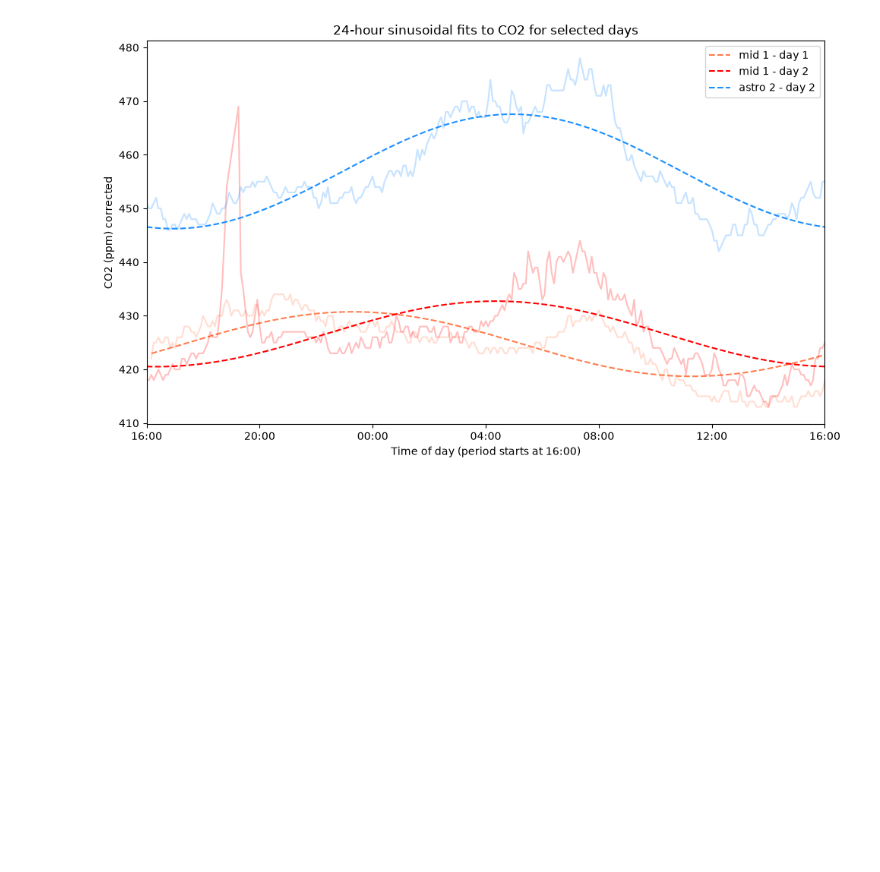
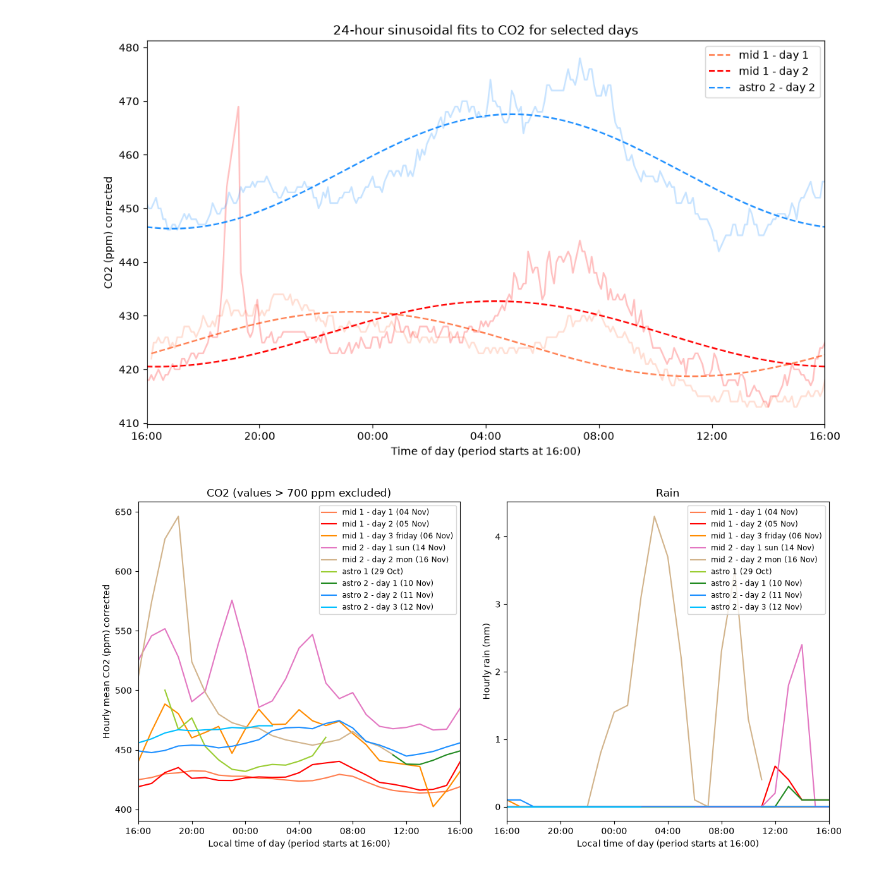
Before and after one commit to lindaccyy-stack/EDAAi, a Jupyter notebook: data_analysis.ipynb, the cells around one changed output. Cells and saved outputs as stored; diff of their text form; code cells hidden in the pictures; blank space fills up the shorter version.

```diff
--- a/data_analysis.ipynb
+++ b/data_analysis.ipynb
@@ -322,3 +387,88 @@ CO2(t) = 426.62 + -0.56 * sin(2πt/24) + -6.08 * cos(2πt/24)
 Period: astro 2 - day 2
 CO2(t) = 456.90 + -2.59 * sin(2πt/24) + -10.35 * cos(2πt/24)
 [figure]
+# %%
+# figures 8 and 9 - hourly CO2 and rain
+import numpy as np
+import pandas as pd
+import matplotlib.pyplot as plt
+from matplotlib.ticker import FuncFormatter
+
+weather_periods = [
+    ('2026-11-04 16:00', '2026-11-05 16:00', 'mid 1 - day 1', 'coral'),
+    ('2026-11-05 16:00', '2026-11-06 16:00', 'mid 1 - day 2', 'red'),
+    ('2026-11-06 16:00', '2026-11-07 16:00', 'mid 1 - day 3 friday', 'darkorange'),
+    ('2026-11-14 16:00', '2026-11-15 16:00', 'mid 2 - day 1 sun', 'tab:pink'),
+    ('2026-11-16 16:00', '2026-11-17 16:00', 'mid 2 - day 2 mon', 'tan'),
+    ('2026-10-29 16:00', '2026-10-30 16:00', 'astro 1', 'yellowgreen'),
+    ('2026-11-10 16:00', '2026-11-11 16:00', 'astro 2 - day 1', 'forestgreen'),
+    ('2026-11-11 16:00', '2026-11-12 16:00', 'astro 2 - day 2', 'dodgerblue'),
+    ('2026-11-12 16:00', '2026-11-13 16:00', 'astro 2 - day 3', 'deepskyblue'),
+]
+
+weather = pd.read_csv('hourly_weather_data.csv', usecols=['date', 'rain'])
+weather['hour_utc'] = pd.to_datetime(weather['date'], utc=True)
+weather['rain'] = pd.to_numeric(weather['rain'], errors='coerce')
+weather = weather.dropna(subset=['hour_utc', 'rain'])
+if weather['hour_utc'].duplicated().any():
+    raise ValueError('Weather data contains duplicate hourly timestamps')
+
+sensor_data = pd.concat(
+    [pd.read_csv(f, usecols=['UTC Date/Time', 'CO2 (ppm) corrected']) for f in files],
+    ignore_index=True,
+)
+sensor_data['timestamp_utc'] = pd.to_datetime(sensor_data['UTC Date/Time'], utc=True)
+sensor_data['CO2 (ppm) corrected'] = pd.to_numeric(sensor_data['CO2 (ppm) corrected'], errors='coerce')
+sensor_data = sensor_data.dropna(subset=['timestamp_utc', 'CO2 (ppm) corrected'])
+sensor_data = sensor_data[sensor_data['CO2 (ppm) corrected'] <= 700]
+sensor_data = sensor_data.drop_duplicates(subset=['timestamp_utc', 'CO2 (ppm) corrected'])
+sensor_data['hour_utc'] = sensor_data['timestamp_utc'].dt.floor('h')
+hourly_co2 = sensor_data.groupby('hour_utc', as_index=False)['CO2 (ppm) corrected'].mean()
+aligned = hourly_co2.merge(weather[['hour_utc', 'rain']], on='hour_utc', how='inner', validate='one_to_one')
+aligned['local_time'] = aligned['hour_utc'].dt.tz_convert('Europe/London').dt.tz_localize(None)
+
+fig, (ax_co2_weather, ax_rain) = plt.subplots(1, 2, figsize=(12, 6))
+fig_reg, ax_reg = plt.subplots(figsize=(8, 6))
+regression_data = []
+
+for start, end, label, colour in weather_periods:
+    selected = aligned[(aligned['local_time'] >= pd.Timestamp(start)) & (aligned['local_time'] <= pd.Timestamp(end))].copy()
+    if selected.empty:
+        print(f'{label}: no matching hourly CO2 and rain data')
+        continue
+    selected['elapsed'] = (selected['local_time'] - pd.Timestamp(start)).dt.total_seconds() / 3600
+    selected = selected.sort_values('local_time')
+    period_label = f'{label} ({pd.Timestamp(start):%d %b})'
+    ax_co2_weather.plot(selected['elapsed'], selected['CO2 (ppm) corrected'], color=colour, label=period_label)
+    ax_rain.plot(selected['elapsed'], selected['rain'], color=colour, label=period_label)
+    ax_reg.scatter(selected['rain'], selected['CO2 (ppm) corrected'], color=colour, label=period_label, alpha=0.7, s=25)
+    regression_data.append(selected[['hour_utc', 'rain', 'CO2 (ppm) corrected']])
+
+for ax in (ax_co2_weather, ax_rain):
+    ax.set_xlim(0, 24)
+    ax.set_xticks(range(0, 25, 4))
+    ax.xaxis.set_major_formatter(FuncFormatter(elapsed_to_clock_time))
+    ax.set_xlabel('Local time of day (period starts at 16:00)')
+    ax.legend(fontsize='small')
+ax_co2_weather.set_ylabel('Hourly mean CO2 (ppm) corrected')
+ax_co2_weather.set_title('CO2 (values > 700 ppm excluded)')
+ax_rain.set_ylabel('Hourly rain (mm)')
+ax_rain.set_title('Rain')
+fig.tight_layout()
+
+if regression_data:
+    regression = pd.concat(regression_data).drop_duplicates(subset='hour_utc')
+    if len(regression) >= 2 and regression['rain'].nunique() > 1:
+        slope, intercept = np.polyfit(regression['rain'], regression['CO2 (ppm) corrected'], 1)
+        rain_range = np.linspace(regression['rain'].min(), regression['rain'].max(), 100)
+        ax_reg.plot(rain_range, slope * rain_range + intercept, color='black', linestyle='--', label='Overall linear fit')
+    else:
+        print('Not enough variation in rain for a linear regression')
+    ax_reg.legend(fontsize='small')
+ax_reg.set_xlabel('Hourly rain (mm)')
+ax_reg.set_ylabel('Hourly mean CO2 (ppm) corrected')
+ax_reg.set_title('CO2 against rain')
+fig_reg.tight_layout()
+plt.show()
+# %% [output]
+[figure, added]
```
Also changed, not shown: parts of 4 cells of this notebook, 11 other files.
